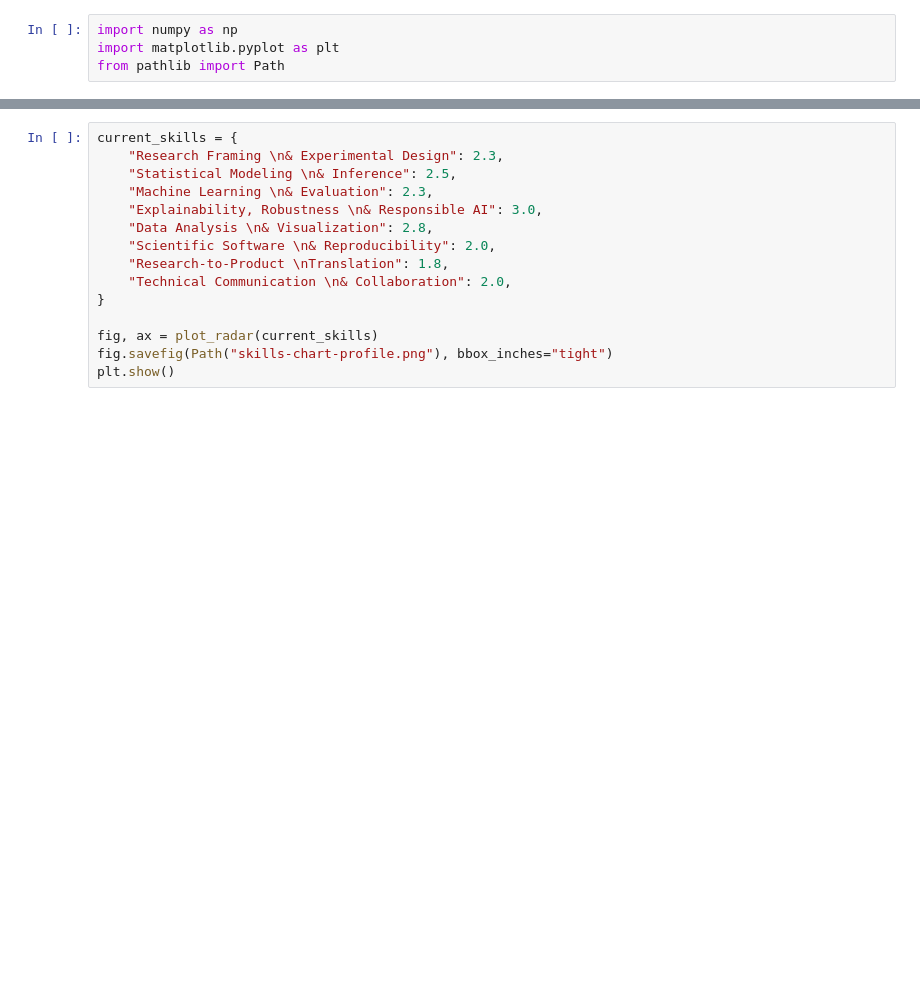
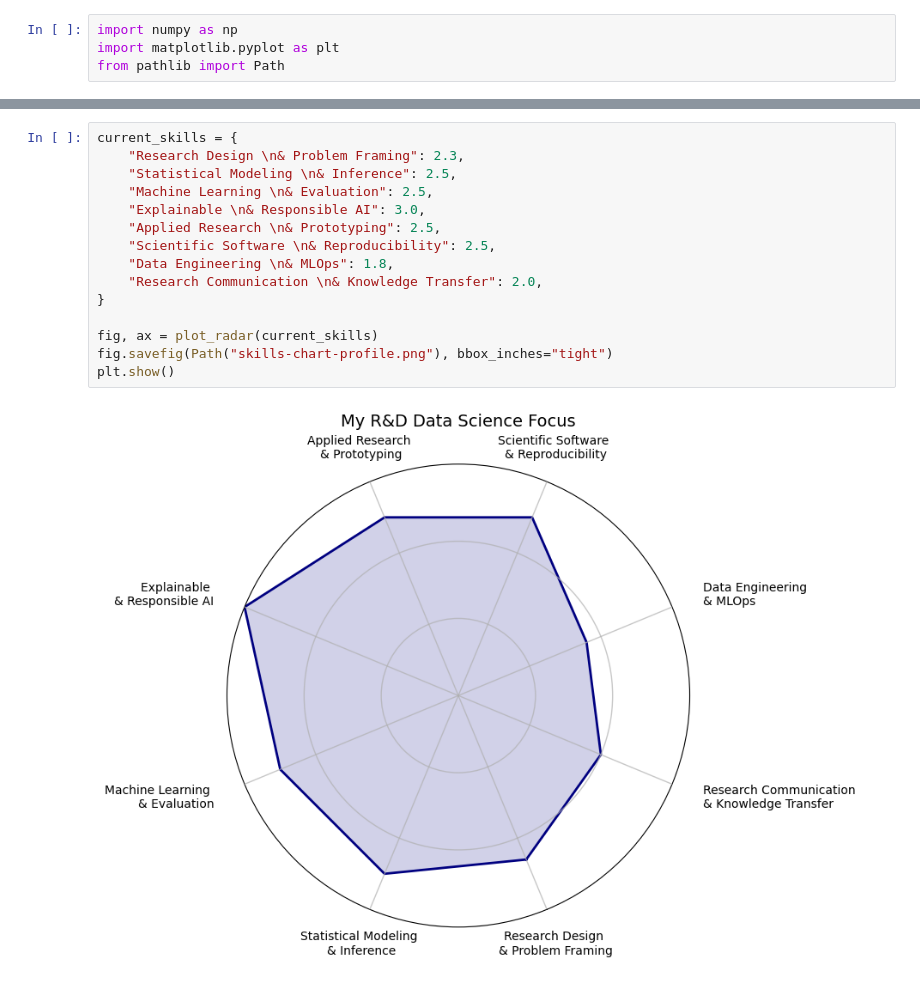
Before and after one commit to KlestDedja/KlestDedja, a Jupyter notebook: assets/skills_chart.ipynb, the cells around one changed output, grey strips where cells are left out. Drawn from its saved outputs; the diff is of its cells as text; blank space fills up the shorter version.

```diff
--- a/assets/skills_chart.ipynb
+++ b/assets/skills_chart.ipynb
@@ -39,16 +71,18 @@ def plot_radar(
     return fig, ax
 # %%
 current_skills = {
-    "Research Framing \n& Experimental Design": 2.3,
+    "Research Design \n& Problem Framing": 2.3,
     "Statistical Modeling \n& Inference": 2.5,
-    "Machine Learning \n& Evaluation": 2.3,
-    "Explainability, Robustness \n& Responsible AI": 3.0,
-    "Data Analysis \n& Visualization": 2.8,
-    "Scientific Software \n& Reproducibility": 2.0,
-    "Research-to-Product \nTranslation": 1.8,
-    "Technical Communication \n& Collaboration": 2.0,
+    "Machine Learning \n& Evaluation": 2.5,
+    "Explainable \n& Responsible AI": 3.0,
+    "Applied Research \n& Prototyping": 2.5,
+    "Scientific Software \n& Reproducibility": 2.5,
+    "Data Engineering \n& MLOps": 1.8,
+    "Research Communication \n& Knowledge Transfer": 2.0,
 }
 
 fig, ax = plot_radar(current_skills)
 fig.savefig(Path("skills-chart-profile.png"), bbox_inches="tight")
 plt.show()
+# %% [output]
+[figure, added]
```
Also changed, not shown: parts of 1 cell of this notebook, 1 other file.
